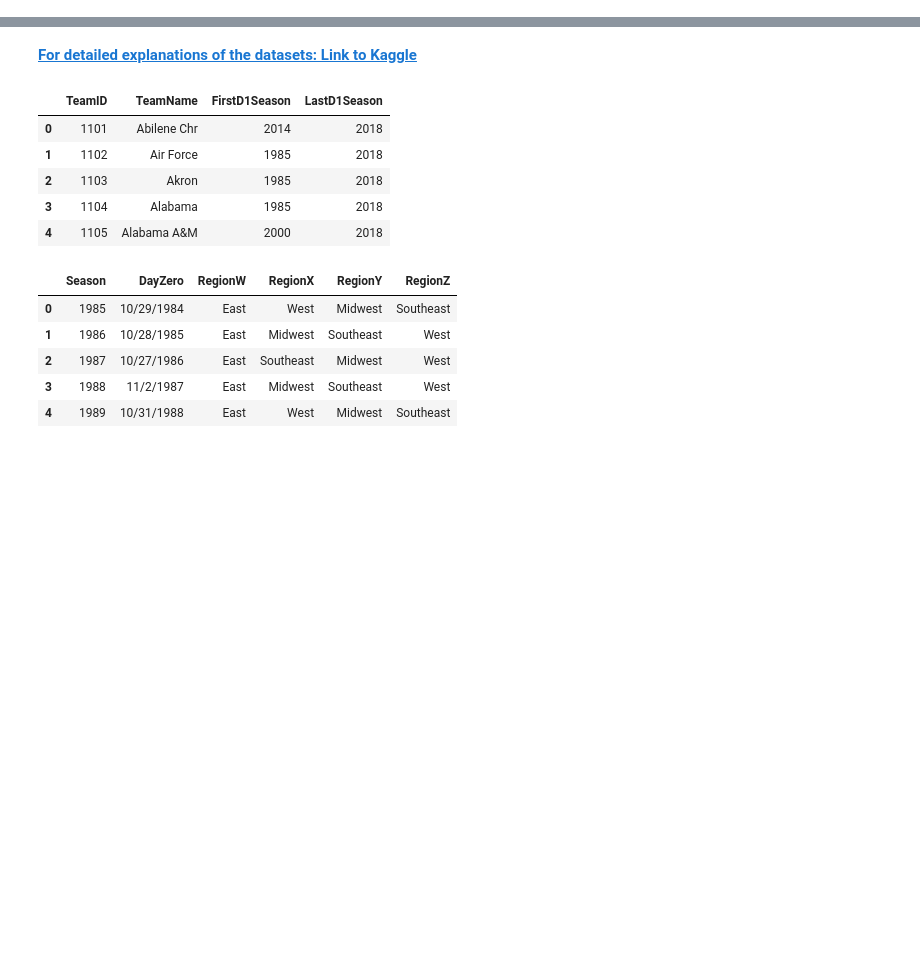
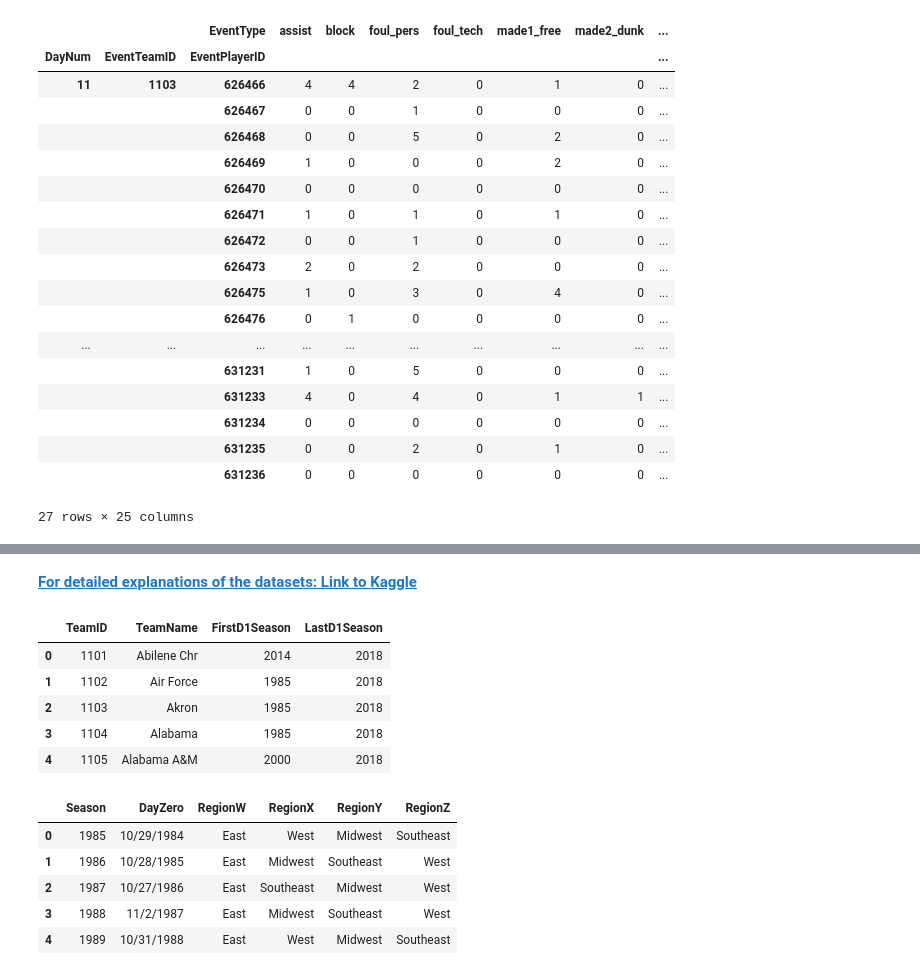
Before and after one commit to mguner/ISL, a Jupyter notebook: Google_Cloud_NCAA.ipynb, the cells around one changed output, grey strips where cells are left out. Cells and saved outputs as stored; diff of their text form; code cells hidden in the pictures; blank space fills up the shorter version.

Commit message:
Created a pivot table for player statistics and Added NCAA prediction with logistic reg and KNN

```diff
--- a/Google_Cloud_NCAA.ipynb
+++ b/Google_Cloud_NCAA.ipynb
@@ -31,0 +15,4 @@ event_data(2015).head()
+# %%
+df = event_data(2015)
+df['new'] = 1
+df.head()
@@ -31,0 +26,26 @@ event_data(2015).head()
+# %%
+#let's create a table that shows every players statistics and TeamId for a given game.
+table = pd.pivot_table(df,fill_value= 0, values= 'new', index=['DayNum', 'EventTeamID','EventPlayerID'],
+                     columns=['EventType'], aggfunc = np.sum )
+#let's see a particular subset of this table
+table.query('DayNum == 11 and (EventTeamID == 1103 or EventTeamID == 1420)')
+# %% [output]
+|  |  | EventType | assist | block | foul_pers | foul_tech | made1_free | made2_dunk | ... |
+| DayNum | EventTeamID | EventPlayerID |  |  |  |  |  |  | ... |
+| 11 | 1103 | 626466 | 4 | 4 | 2 | 0 | 1 | 0 | ... |
+|  |  | 626467 | 0 | 0 | 1 | 0 | 0 | 0 | ... |
+|  |  | 626468 | 0 | 0 | 5 | 0 | 2 | 0 | ... |
+|  |  | 626469 | 1 | 0 | 0 | 0 | 2 | 0 | ... |
+|  |  | 626470 | 0 | 0 | 0 | 0 | 0 | 0 | ... |
+|  |  | 626471 | 1 | 0 | 1 | 0 | 1 | 0 | ... |
+|  |  | 626472 | 0 | 0 | 1 | 0 | 0 | 0 | ... |
+|  |  | 626473 | 2 | 0 | 2 | 0 | 0 | 0 | ... |
+|  |  | 626475 | 1 | 0 | 3 | 0 | 4 | 0 | ... |
+|  |  | 626476 | 0 | 1 | 0 | 0 | 0 | 0 | ... |
+| ... | ... | ... | ... | ... | ... | ... | ... | ... | ... |
+|  |  | 631231 | 1 | 0 | 5 | 0 | 0 | 0 | ... |
+|  |  | 631233 | 4 | 0 | 4 | 0 | 1 | 1 | ... |
+|  |  | 631234 | 0 | 0 | 0 | 0 | 0 | 0 | ... |
+|  |  | 631235 | 0 | 0 | 2 | 0 | 1 | 0 | ... |
+|  |  | 631236 | 0 | 0 | 0 | 0 | 0 | 0 | ... |
+27 rows × 25 columns
```
Also changed, not shown: parts of 22 cells of this notebook.
